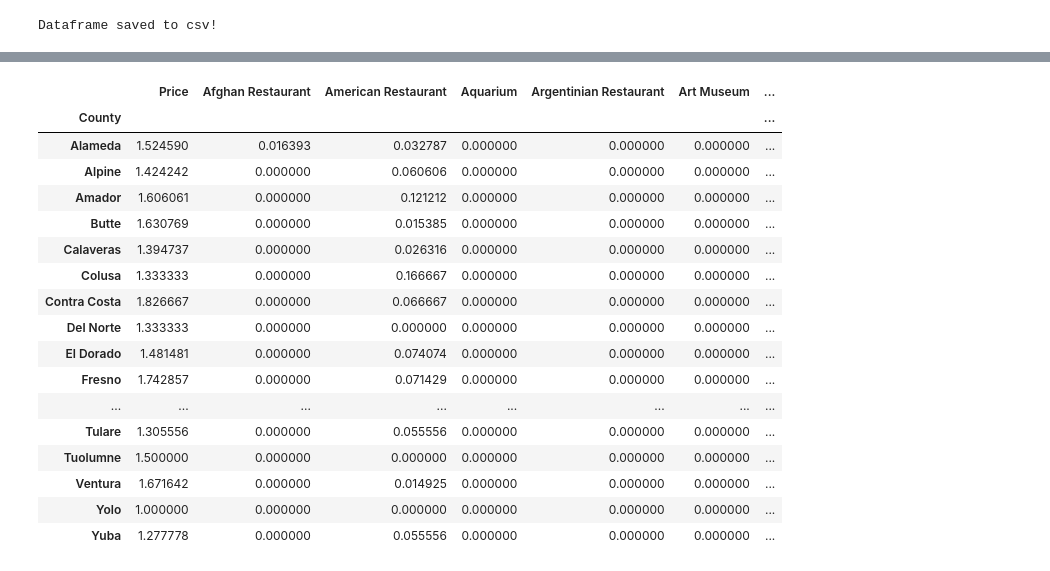
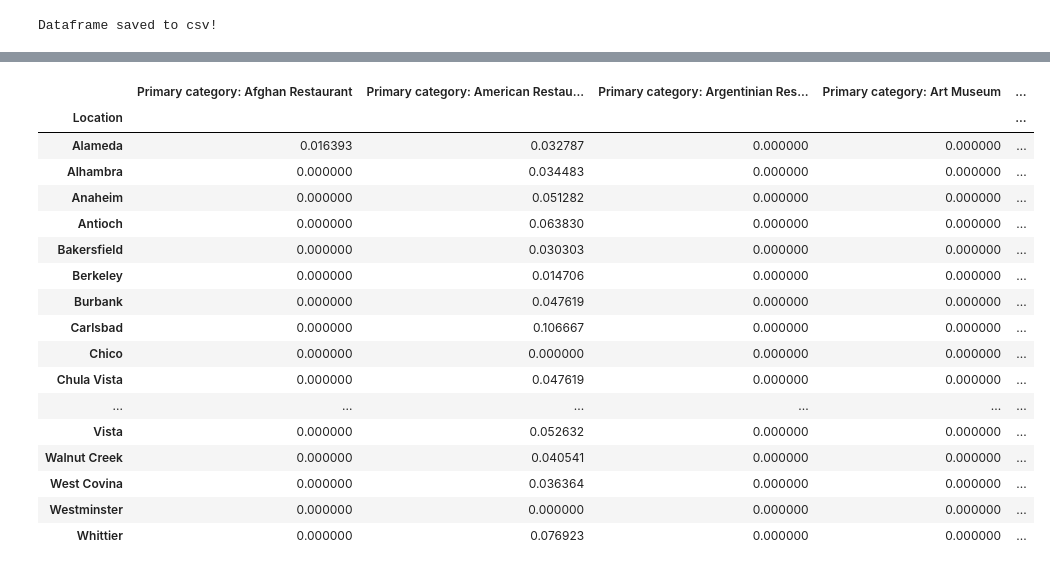
Before and after one commit to Ajstanley89/Income-Inequality-and-California-Culture, a Jupyter notebook: Data Gathering and Exploration.ipynb, the cells around one changed output, grey strips where cells are left out. Drawn from its saved outputs; the diff is of its cells as text; code cells hidden in the pictures.

```diff
--- a/Data Gathering and Exploration.ipynb
+++ b/Data Gathering and Exploration.ipynb
@@ -34,8 +35,8 @@ df.describe()
 | max | 556.0 | 9.0 | 87090.000000 | 6115.000000 | 14.000000 | 1.257750e+07 | 0.775000 | ... |
 # %%
 # drop rows where gini index or median household income is na
-df = df.dropna(subset=['Gini_index', 'Median_HH_income'])
-df.describe()
+econ_df = econ_df.dropna(subset=['Gini_index', 'Median_HH_income'])
+econ_df.describe()
 # %% [output]
 |  | ind_id | race_eth_code | geotypevalue | county_fips | region_code | Number_Households | Gini_index | ... |
 | count | 1967.0 | 1967.0 | 1967.000000 | 1967.000000 | 1967.000000 | 1.967000e+03 | 1967.000000 | ... |
@@ -83,6 +131,6 @@ There are 58 unique counties in CA
 # %%
-# Define function to build query url
-def get_data(county, client=client, client_secret=client_secret, time='any', openNow=0, price='1,2,3,4', v='20191206'):
+# Define function to build query url and make api call to 4square
+def get_data(location, client=client, client_secret=client_secret, time='any', openNow=0, price='1,2,3,4', v='20191206'):
     """
     Takes the desired parameters, builds the search, and makes an api call to foursquare. Returns a json response.
 
@@ -91,7 +139,7 @@ def get_data(county, client=client, client_secret=client_secret, time='any', ope
     """
     # assemble the parameters into search strings
     base_uri = 'https://api.foursquare.com/v2/venues/explore?'
-    near = 'near=' + county + ', CA'
+    near = 'near=' + location + ', CA, United States'
     price = f'price={price}'
     time = f'time={time}'
     openNow = f'openNow={openNow}'
@@ -109,15 +179,25 @@ def get_data(county, client=client, client_secret=client_secret, time='any', ope
 # price isn't returned in the response, but we can filter for it initially. We'll just need to make 1 request at each price point (1-4)
 prices = range(1,5)
 
+# slice the sorted df for the top n cities by households
+n = 500
+locations = cities_df.loc[:n, 'geoname']
+
 # create empty list to hold dictionaries for all venue data
 all_venues = []
 
 # loop through all counties
-for county in counties:
-    print(f'Getting data for {county}...')
+for location in locations:
+    print(f'Getting data for {location}...')
     # make an api call for each price point
     for price in prices:
-        r = get_data(county, price=price)
+        r = get_data(location, price=price)
+
+        # check if the response was 2XX
+        code = str(r['meta']['code'])
+        if code[0] != '2':
+            print(f'Error {code}')
+            continue
 
         # find the number of total results and just move on if it's 0 (don't try to process the data because there isn't any!)
         totalR = r['response']['totalResults']
@@ -138,7 +218,7 @@ for county in counties:
             venue_dict = {
                 'Venue id': v['id'],
                 'Venue Name': v['name'],
-                'County': county,
+                'Location': location,
                 'Price': price
             }
 
@@ -159,6 +239,6 @@ for county in counties:
 
             # append the dictionary to the list for all our venues
             all_venues.append(venue_dict)
-            print('Done!')
+    print('Done!')
 
 print('All data gathering complete!')
@@ -228,0 +323,9 @@ Name: Primary category, Length: 130, dtype: int64
+# %%
+# Let's encode the prices with more descriptive categories
+price_key = {1:'Low',
+            2:'Moderate',
+            3:'Expensive',
+            4:'Very Expensive'}
+# change the numbers in the price column to their string descriptions
+venues_df['Price'] = [price_key[price] for price in venues_df['Price']]
+venues_df.head()
@@ -229,26 +339,26 @@ Name: Primary category, Length: 130, dtype: int64
 # %%
 # get the frequency of each venue for each county.
 # One hot encode the venue categories
-one_hot_venues = pd.get_dummies(venues_df, columns=['Primary category'], prefix='', prefix_sep='')
+one_hot_venues = pd.get_dummies(venues_df, columns=['Primary category', 'Price'], prefix_sep=': ')
 # gorup by the counties by mean to get the frequency opf each category
-freq_df = one_hot_venues.groupby('County').mean()
+freq_df = one_hot_venues.groupby('Location').mean()
 freq_df
 # %% [output]
-|  | Price | Afghan Restaurant | American Restaurant | Aquarium | Argentinian Restaurant | Art Museum | ... |
-| County |  |  |  |  |  |  | ... |
-| Alameda | 1.524590 | 0.016393 | 0.032787 | 0.000000 | 0.000000 | 0.000000 | ... |
-| Alpine | 1.424242 | 0.000000 | 0.060606 | 0.000000 | 0.000000 | 0.000000 | ... |
-| Amador | 1.606061 | 0.000000 | 0.121212 | 0.000000 | 0.000000 | 0.000000 | ... |
-| Butte | 1.630769 | 0.000000 | 0.015385 | 0.000000 | 0.000000 | 0.000000 | ... |
-| Calaveras | 1.394737 | 0.000000 | 0.026316 | 0.000000 | 0.000000 | 0.000000 | ... |
-| Colusa | 1.333333 | 0.000000 | 0.166667 | 0.000000 | 0.000000 | 0.000000 | ... |
-| Contra Costa | 1.826667 | 0.000000 | 0.066667 | 0.000000 | 0.000000 | 0.000000 | ... |
-| Del Norte | 1.333333 | 0.000000 | 0.000000 | 0.000000 | 0.000000 | 0.000000 | ... |
-| El Dorado | 1.481481 | 0.000000 | 0.074074 | 0.000000 | 0.000000 | 0.000000 | ... |
-| Fresno | 1.742857 | 0.000000 | 0.071429 | 0.000000 | 0.000000 | 0.000000 | ... |
-| ... | ... | ... | ... | ... | ... | ... | ... |
-| Tulare | 1.305556 | 0.000000 | 0.055556 | 0.000000 | 0.000000 | 0.000000 | ... |
-| Tuolumne | 1.500000 | 0.000000 | 0.000000 | 0.000000 | 0.000000 | 0.000000 | ... |
-| Ventura | 1.671642 | 0.000000 | 0.014925 | 0.000000 | 0.000000 | 0.000000 | ... |
-| Yolo | 1.000000 | 0.000000 | 0.000000 | 0.000000 | 0.000000 | 0.000000 | ... |
-| Yuba | 1.277778 | 0.000000 | 0.055556 | 0.000000 | 0.000000 | 0.000000 | ... |
+|  | Primary category: Afghan Restaurant | Primary category: American Restau... | Primary category: Argentinian Res... | Primary category: Art Museum | ... |
+| Location |  |  |  |  | ... |
+| Alameda | 0.016393 | 0.032787 | 0.000000 | 0.000000 | ... |
+| Alhambra | 0.000000 | 0.034483 | 0.000000 | 0.000000 | ... |
+| Anaheim | 0.000000 | 0.051282 | 0.000000 | 0.000000 | ... |
+| Antioch | 0.000000 | 0.063830 | 0.000000 | 0.000000 | ... |
+| Bakersfield | 0.000000 | 0.030303 | 0.000000 | 0.000000 | ... |
+| Berkeley | 0.000000 | 0.014706 | 0.000000 | 0.000000 | ... |
+| Burbank | 0.000000 | 0.047619 | 0.000000 | 0.000000 | ... |
+| Carlsbad | 0.000000 | 0.106667 | 0.000000 | 0.000000 | ... |
+| Chico | 0.000000 | 0.000000 | 0.000000 | 0.000000 | ... |
+| Chula Vista | 0.000000 | 0.047619 | 0.000000 | 0.000000 | ... |
+| ... | ... | ... | ... | ... | ... |
+| Vista | 0.000000 | 0.052632 | 0.000000 | 0.000000 | ... |
+| Walnut Creek | 0.000000 | 0.040541 | 0.000000 | 0.000000 | ... |
+| West Covina | 0.000000 | 0.036364 | 0.000000 | 0.000000 | ... |
+| Westminster | 0.000000 | 0.000000 | 0.000000 | 0.000000 | ... |
+| Whittier | 0.000000 | 0.076923 | 0.000000 | 0.000000 | ... |
```
Also changed, not shown: parts of 21 cells of this notebook, 3 other files.
